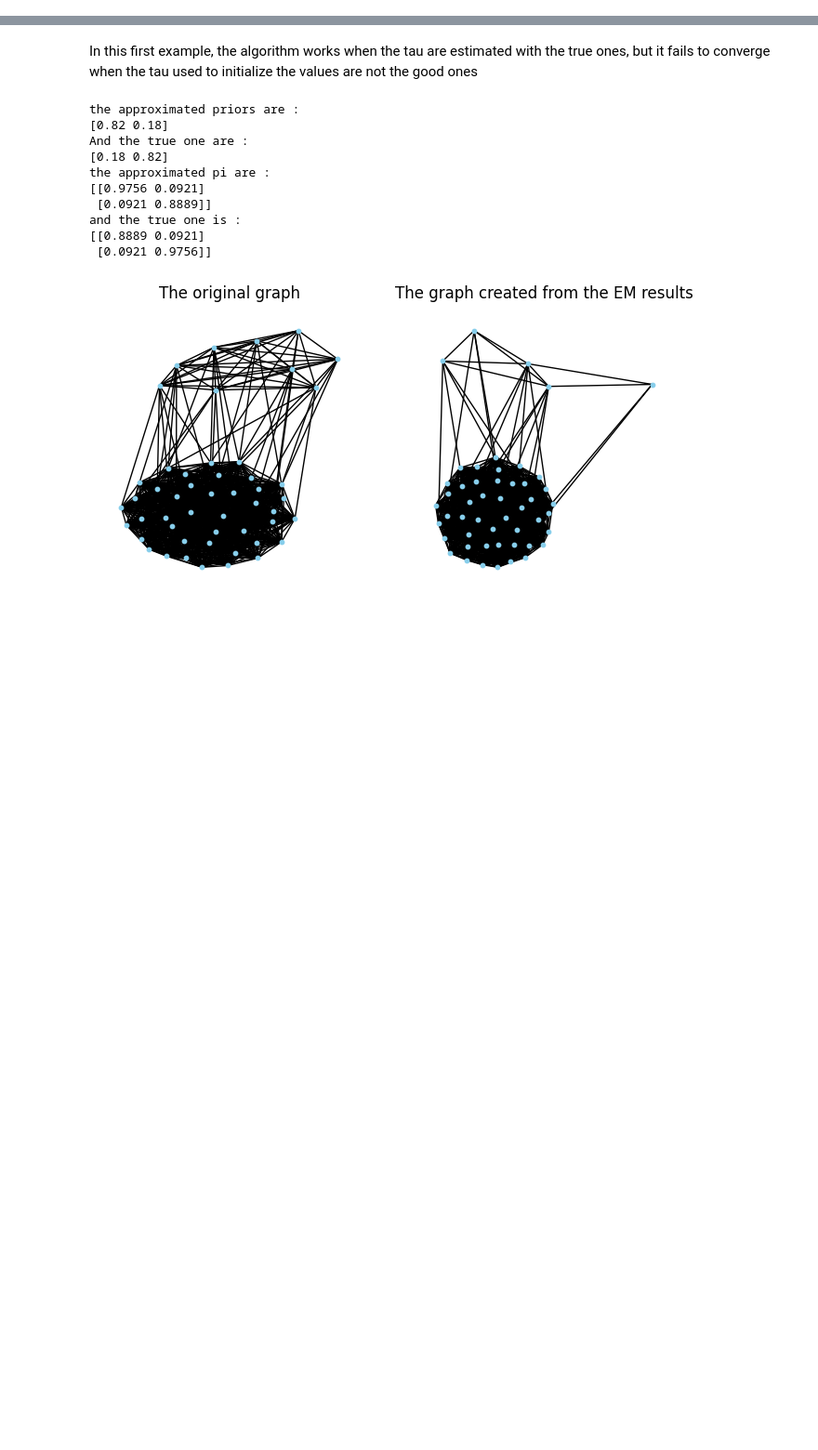
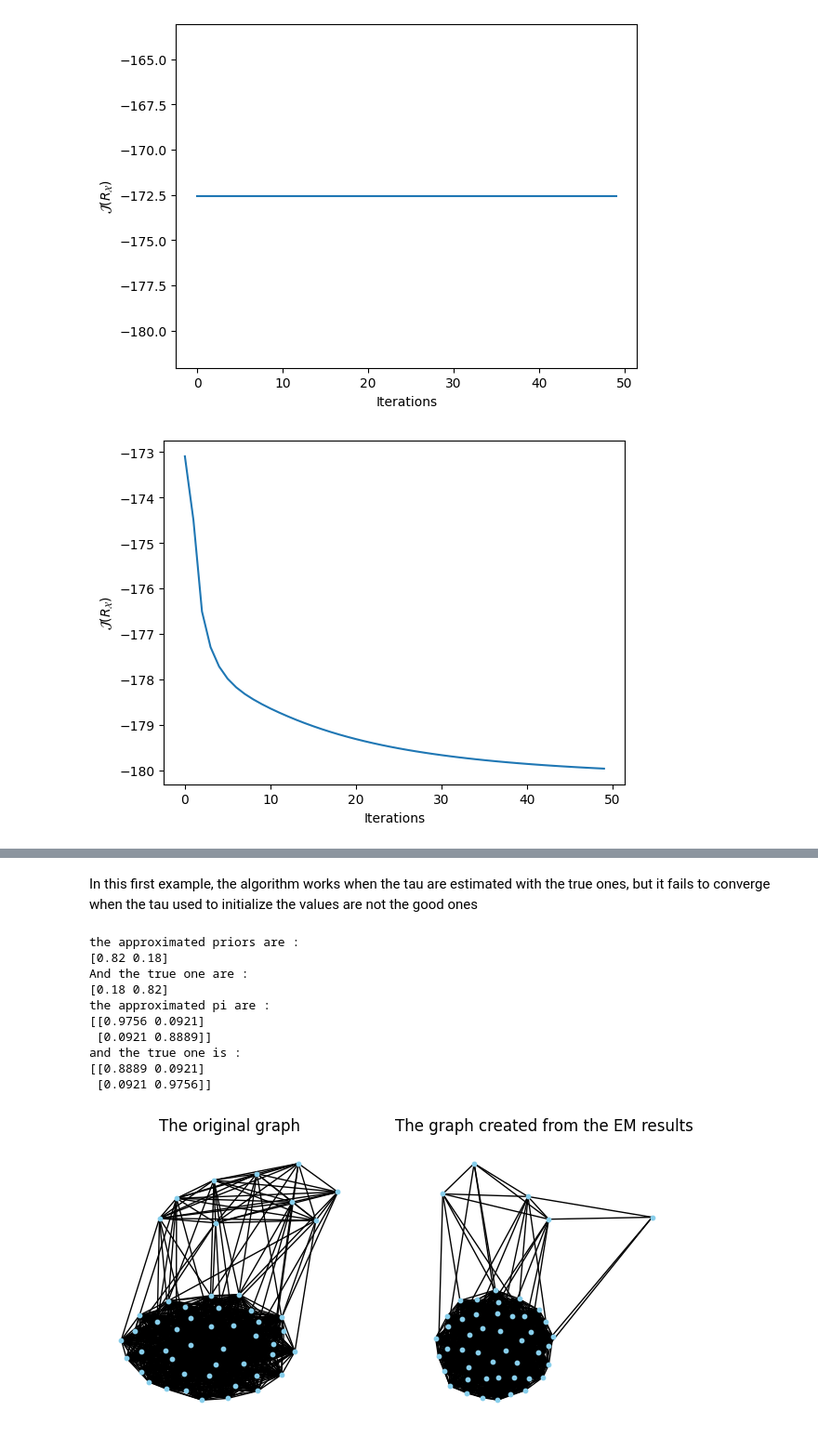
Before and after one commit to ElSacho/Mixture4graph, a Jupyter notebook: notebook_generate_and_EM.ipynb, the cells around one changed output, grey strips where cells are left out. Shown at 93% size. Drawn from its saved outputs; the diff is of its cells as text; code cells hidden in the pictures; blank space fills up the shorter version.

```diff
--- a/notebook_generate_and_EM.ipynb
+++ b/notebook_generate_and_EM.ipynb
@@ -9 +11,20 @@ from EM import get_X_from_graph, main, return_priors_pi
 np.set_printoptions(precision=4, suppress=True)
+# %%
+np.random.seed(2)
+n_vertices = 50
+pi = np.array([[1,0.1],[0.1,1]])
+priors = np.array([0.2,0.8])
+n_clusters = len(priors)
+max_iter = 50
+
+graph, tau = generate_and_give_tau(n_vertices, pi , priors)
+
+model = mixtureModel(graph)
+tab_clusters = [2,3,4,5]
+model.fit_tab_clusters(tab_clusters)
+
+model.plot_jrx(tab_clusters)
+model.plot_icl()
+# %% [output]
+[figure, added]
+[figure, added]
```
Also changed, not shown: parts of 4 cells of this notebook, 2 other files.
